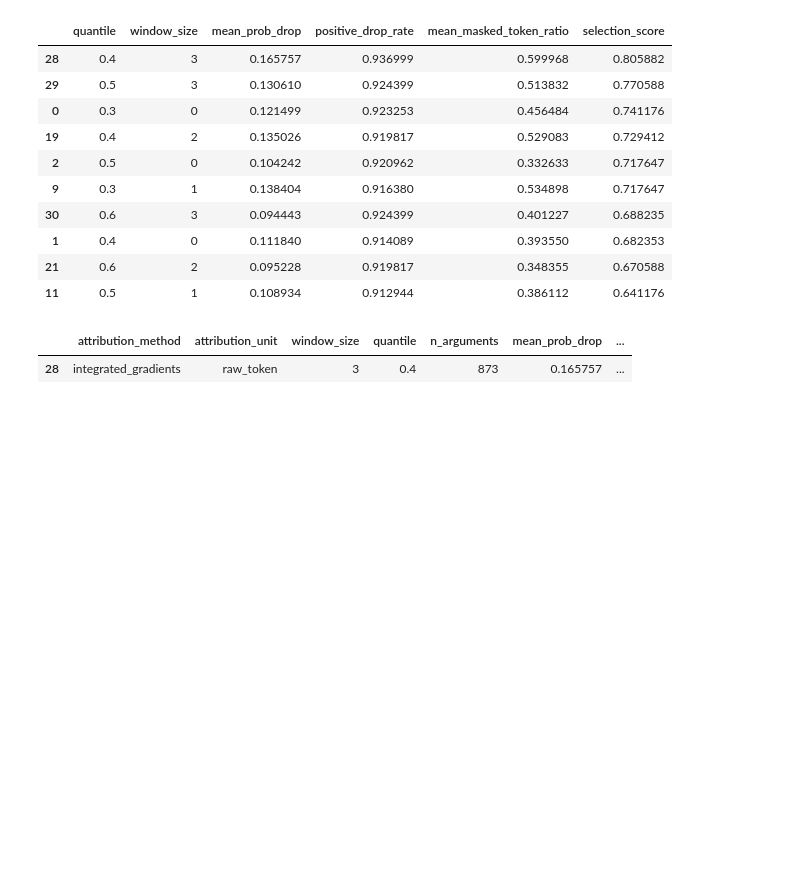
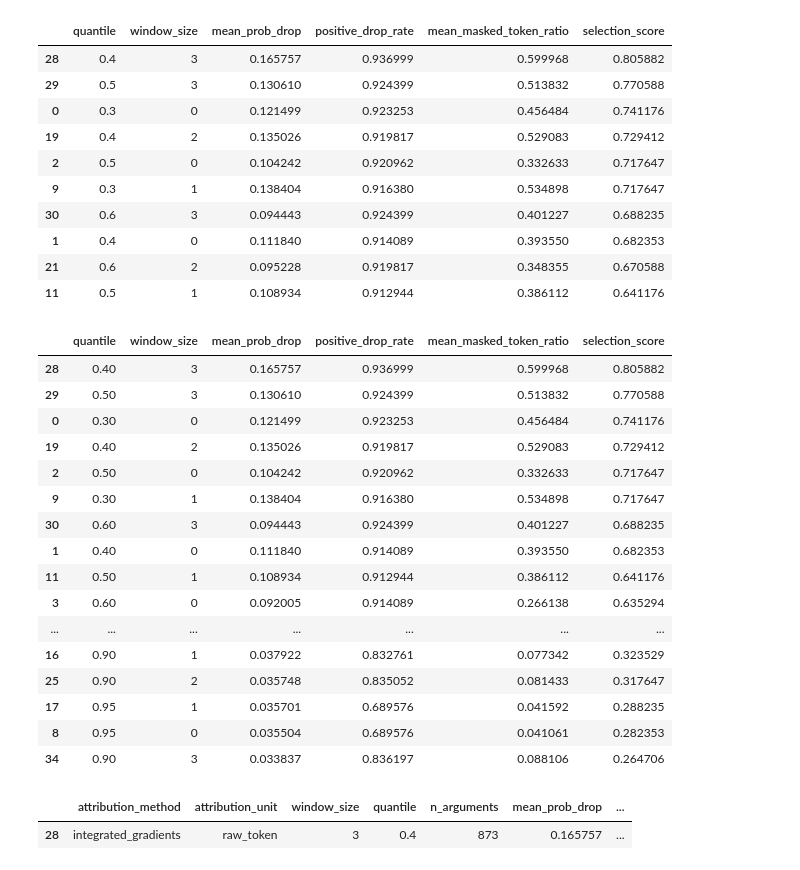
Before and after one commit to Karbs08/Localizing-Inappropriateness-in-Arguments, a Jupyter notebook: methods/integrated_gradients_spans.ipynb, the cells around one changed output. Saved outputs shown, nothing was run; the diff lists cells and outputs as text; code cells hidden in the pictures; blank space fills up the shorter version.

Commit message:
pareto optimal

```diff
--- a/methods/integrated_gradients_spans.ipynb
+++ b/methods/integrated_gradients_spans.ipynb
@@ -1917,6 +1918,4 @@ print("Saved plot:", plot_path)
 # %% [output]
 [figure]
 Saved plot: /Users/karsten/Workspace/Localizing-Inappropriateness-in-Arguments/results/ig_results_test/dev_config_selection/ig_dev_positive_drop_rate_vs_masked_token_ratio.png
-# %%
-dev_config_summary = pd.read_csv("/Users/karsten/Workspace/Localizing-Inappropriateness-in-Arguments/results/ig_results/dev_config_selection/ig_dev_config_summary.csv")
 # %%
@@ -1978,6 +1979,48 @@ df_eligible[
 | 1 | 0.4 | 0 | 0.111840 | 0.914089 | 0.393550 | 0.682353 |
 | 21 | 0.6 | 2 | 0.095228 | 0.919817 | 0.348355 | 0.670588 |
 | 11 | 0.5 | 1 | 0.108934 | 0.912944 | 0.386112 | 0.641176 |
+# %%
+df_pareto = mark_pareto_efficient(
+    df_eligible,
+    drop_col="mean_prob_drop",
+    pdr_col="positive_drop_rate",
+    mtr_col="mean_masked_token_ratio",
+)
+
+pareto_front = df_pareto[
+    df_pareto["pareto_efficient"]
+]
+
+display(
+    pareto_front[
+        [
+            "quantile",
+            "window_size",
+            "mean_prob_drop",
+            "positive_drop_rate",
+            "mean_masked_token_ratio",
+            "selection_score",
+        ]
+    ].sort_values("selection_score", ascending=False)
+)
+# %% [output]
+|  | quantile | window_size | mean_prob_drop | positive_drop_rate | mean_masked_token_ratio | selection_score |
+| 28 | 0.40 | 3 | 0.165757 | 0.936999 | 0.599968 | 0.805882 |
+| 29 | 0.50 | 3 | 0.130610 | 0.924399 | 0.513832 | 0.770588 |
+| 0 | 0.30 | 0 | 0.121499 | 0.923253 | 0.456484 | 0.741176 |
+| 19 | 0.40 | 2 | 0.135026 | 0.919817 | 0.529083 | 0.729412 |
+| 2 | 0.50 | 0 | 0.104242 | 0.920962 | 0.332633 | 0.717647 |
+| 9 | 0.30 | 1 | 0.138404 | 0.916380 | 0.534898 | 0.717647 |
+| 30 | 0.60 | 3 | 0.094443 | 0.924399 | 0.401227 | 0.688235 |
+| 1 | 0.40 | 0 | 0.111840 | 0.914089 | 0.393550 | 0.682353 |
+| 11 | 0.50 | 1 | 0.108934 | 0.912944 | 0.386112 | 0.641176 |
+| 3 | 0.60 | 0 | 0.092005 | 0.914089 | 0.266138 | 0.635294 |
+| ... | ... | ... | ... | ... | ... | ... |
+| 16 | 0.90 | 1 | 0.037922 | 0.832761 | 0.077342 | 0.323529 |
+| 25 | 0.90 | 2 | 0.035748 | 0.835052 | 0.081433 | 0.317647 |
+| 17 | 0.95 | 1 | 0.035701 | 0.689576 | 0.041592 | 0.288235 |
+| 8 | 0.95 | 0 | 0.035504 | 0.689576 | 0.041061 | 0.282353 |
+| 34 | 0.90 | 3 | 0.033837 | 0.836197 | 0.088106 | 0.264706 |
 # %%
 # Final config selected from validation plots and summary.
 # dev_config_summary = pd.read_csv("ig_results_new/dev_config_selection/ig_dev_config_summary.csv")
```
Also changed, not shown: parts of 2 cells of this notebook, 7 other files.
